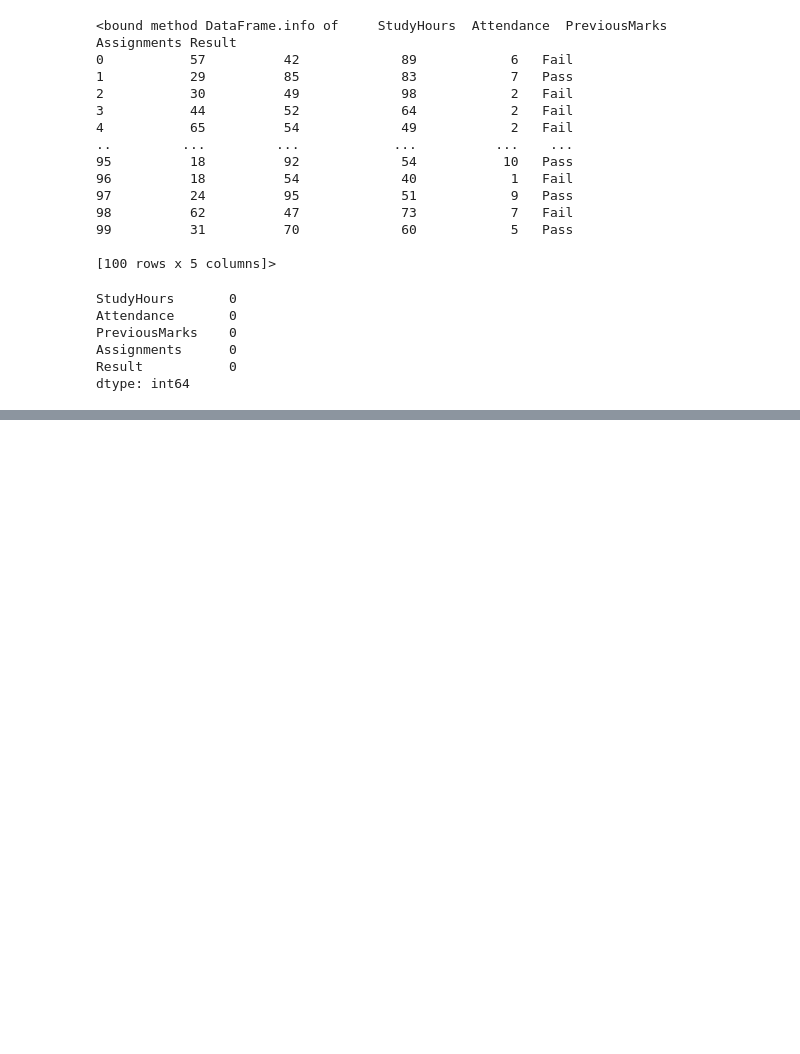
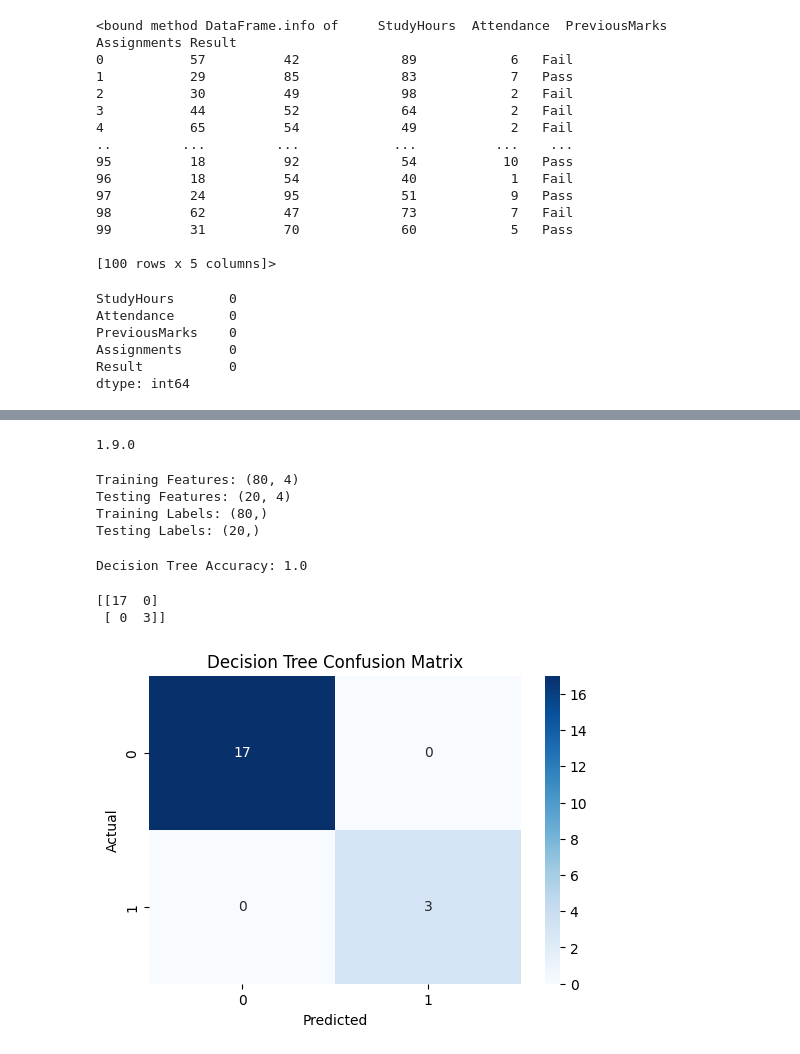
Before and after one commit to Dishitha0607/Thiranex_Internship, a Jupyter notebook: Predictive-LLM/file.ipynb, the cells around one changed output, grey strips where cells are left out. Cells and saved outputs as stored; diff of their text form; code cells hidden in the pictures; blank space fills up the shorter version.

```diff
--- a/Predictive-LLM/file.ipynb
+++ b/Predictive-LLM/file.ipynb
@@ -39,0 +50,5 @@ dtype: int64
+# %%
+df["Result"] = df["Result"].map({
+  "Fail" : 0,
+  "Pass" : 1
+})
@@ -39,0 +71,69 @@ dtype: int64
+# %%
+import sklearn
+print(sklearn.__version__)
+# %% [output]
+1.9.0
+# %%
+X = df[["StudyHours", "Attendance", "PreviousMarks", "Assignments"]]
+y = df["Result"]
+# %%
+from sklearn.model_selection import train_test_split
+
+X_train, X_test, y_train, y_test = train_test_split(
+  X,
+  y,
+  test_size=0.2,
+  random_state=42
+)
+
+print("Training Features:", X_train.shape)
+print("Testing Features:", X_test.shape)
+
+print("Training Labels:", y_train.shape)
+print("Testing Labels:", y_test.shape)
+# %% [output]
+Training Features: (80, 4)
+Testing Features: (20, 4)
+Training Labels: (80,)
+Testing Labels: (20,)
+# %%
+from sklearn.tree import DecisionTreeClassifier
+from sklearn.metrics import accuracy_score
+
+dt_model = DecisionTreeClassifier(random_state=42)
+dt_model.fit(X_train, y_train)
+
+y_pred_dt = dt_model.predict(X_test)
+
+accuracy_dt = accuracy_score(y_test , y_pred_dt)
+print("Decision Tree Accuracy:",accuracy_dt)
+# %% [output]
+Decision Tree Accuracy: 1.0
+# %%
+#Confusion Matrix
+from sklearn.metrics import confusion_matrix
+import seaborn as sns
+import matplotlib.pyplot as plt
+
+cm = confusion_matrix(y_test, y_pred_dt)
+print(cm)
+# %% [output]
+[[17  0]
+ [ 0  3]]
+# %%
+#Plot Confusion Matrix
+plt.figure(figsize=(6,4))
+sns.heatmap(
+  cm,
+  annot=True,
+  fmt='d',
+  cmap='Blues'
+)
+
+plt.xlabel("Predicted")
+plt.ylabel("Actual")
+plt.title("Decision Tree Confusion Matrix")
+
+plt.show()
+# %% [output]
+[figure, added]
```
Also changed, not shown: parts of 11 cells of this notebook.
